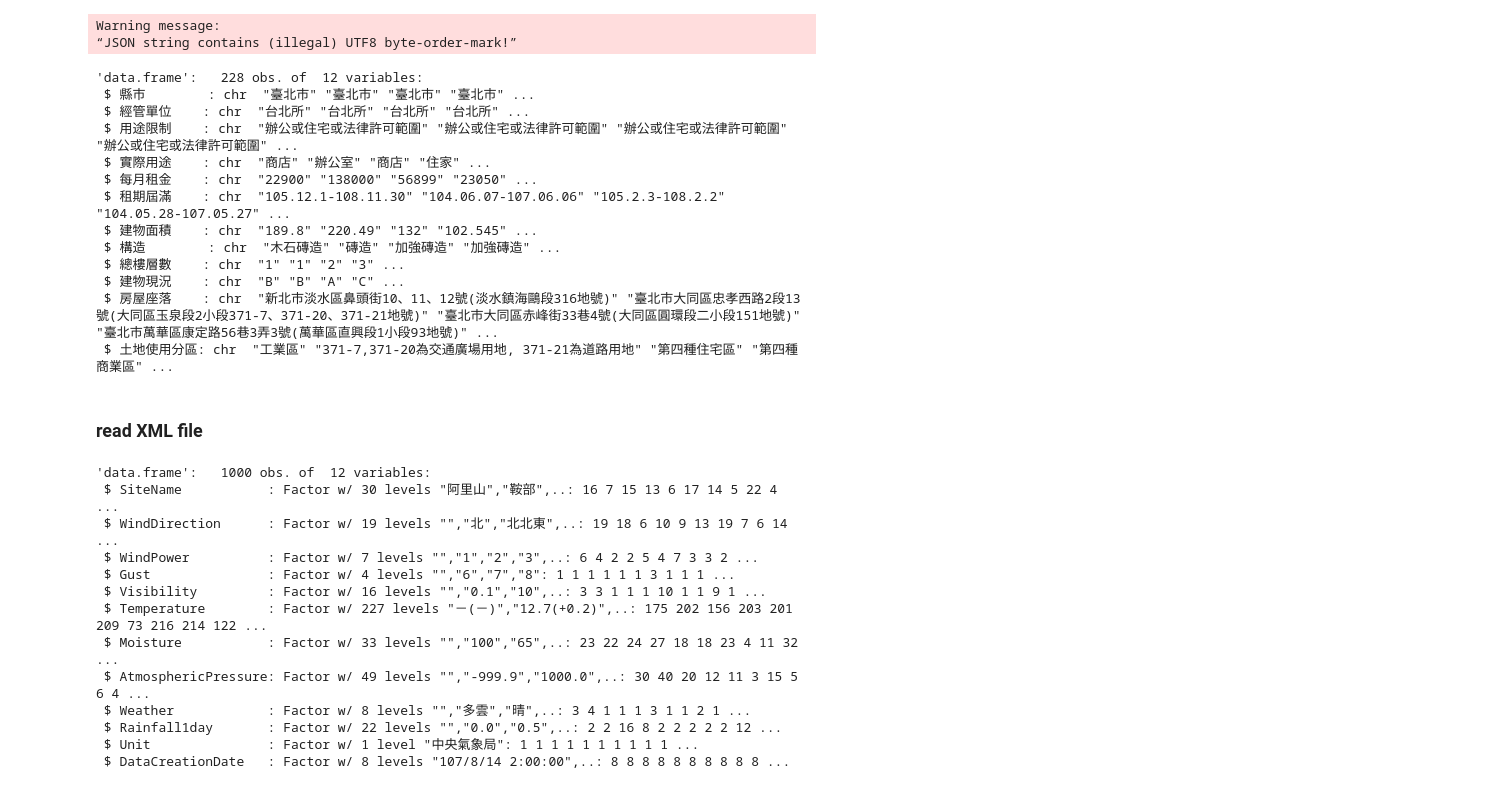
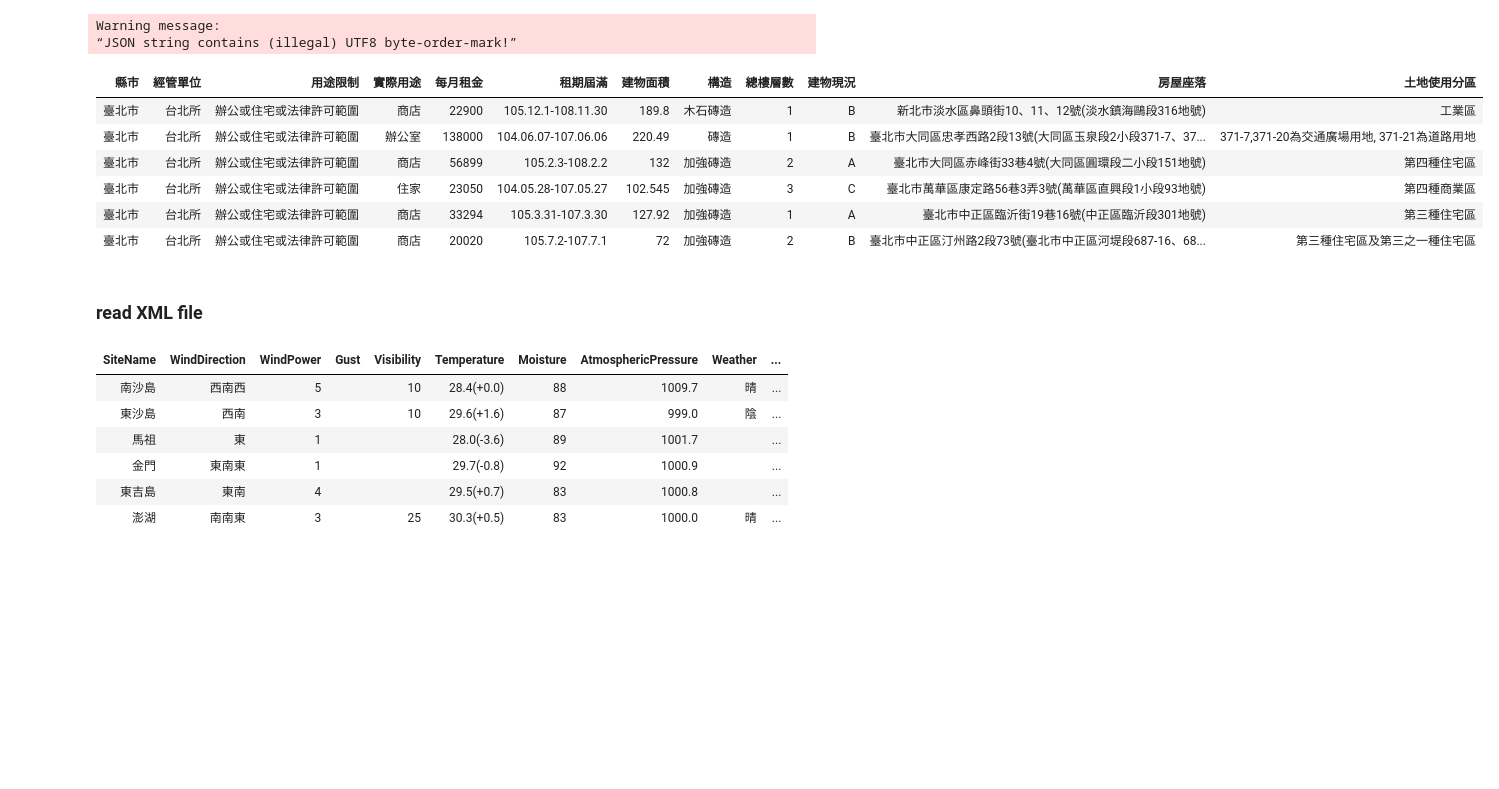
Before and after one commit to YuHsuanLin/riii, a Jupyter notebook: cb102/cb102_20180814.ipynb, the cells around one changed output. Saved outputs shown, nothing was run; the diff lists cells and outputs as text; code cells hidden in the pictures; blank space fills up the shorter version.

Commit message:
read json, xml file

```diff
--- a/cb102/cb102_20180814.ipynb
+++ b/cb102/cb102_20180814.ipynb
@@ -147,21 +147,15 @@ json_demo_file = fromJSON('./rent.json')
 Warning message:
 “JSON string contains (illegal) UTF8 byte-order-mark!”
 # %%
-str(json_demo_file)
+head(json_demo_file)
 # %% [output]
-'data.frame':   228 obs. of  12 variables:
- $ 縣市        : chr  "臺北市" "臺北市" "臺北市" "臺北市" ...
- $ 經管單位    : chr  "台北所" "台北所" "台北所" "台北所" ...
- $ 用途限制    : chr  "辦公或住宅或法律許可範圍" "辦公或住宅或法律許可範圍" "辦公或住宅或法律許可範圍" "辦公或住宅或法律許可範圍" ...
- $ 實際用途    : chr  "商店" "辦公室" "商店" "住家" ...
- $ 每月租金    : chr  "22900" "138000" "56899" "23050" ...
- $ 租期屆滿    : chr  "105.12.1-108.11.30" "104.06.07-107.06.06" "105.2.3-108.2.2" "104.05.28-107.05.27" ...
- $ 建物面積    : chr  "189.8" "220.49" "132" "102.545" ...
- $ 構造        : chr  "木石磚造" "磚造" "加強磚造" "加強磚造" ...
- $ 總樓層數    : chr  "1" "1" "2" "3" ...
- $ 建物現況    : chr  "B" "B" "A" "C" ...
- $ 房屋座落    : chr  "新北市淡水區鼻頭街10、11、12號(淡水鎮海鷗段316地號)" "臺北市大同區忠孝西路2段13號(大同區玉泉段2小段371-7、371-20、371-21地號)" "臺北市大同區赤峰街33巷4號(大同區圓環段二小段151地號)" "臺北市萬華區康定路56巷3弄3號(萬華區直興段1小段93地號)" ...
- $ 土地使用分區: chr  "工業區" "371-7,371-20為交通廣場用地, 371-21為道路用地" "第四種住宅區" "第四種商業區" ...
+| 縣市 | 經管單位 | 用途限制 | 實際用途 | 每月租金 | 租期屆滿 | 建物面積 | 構造 | 總樓層數 | 建物現況 | 房屋座落 | 土地使用分區 |
+| 臺北市 | 台北所 | 辦公或住宅或法律許可範圍 | 商店 | 22900 | 105.12.1-108.11.30 | 189.8 | 木石磚造 | 1 | B | 新北市淡水區鼻頭街10、11、12號(淡水鎮海鷗段316地號) | 工業區 |
+| 臺北市 | 台北所 | 辦公或住宅或法律許可範圍 | 辦公室 | 138000 | 104.06.07-107.06.06 | 220.49 | 磚造 | 1 | B | 臺北市大同區忠孝西路2段13號(大同區玉泉段2小段371-7、37... | 371-7,371-20為交通廣場用地, 371-21為道路用地 |
+| 臺北市 | 台北所 | 辦公或住宅或法律許可範圍 | 商店 | 56899 | 105.2.3-108.2.2 | 132 | 加強磚造 | 2 | A | 臺北市大同區赤峰街33巷4號(大同區圓環段二小段151地號) | 第四種住宅區 |
+| 臺北市 | 台北所 | 辦公或住宅或法律許可範圍 | 住家 | 23050 | 104.05.28-107.05.27 | 102.545 | 加強磚造 | 3 | C | 臺北市萬華區康定路56巷3弄3號(萬華區直興段1小段93地號) | 第四種商業區 |
+| 臺北市 | 台北所 | 辦公或住宅或法律許可範圍 | 商店 | 33294 | 105.3.31-107.3.30 | 127.92 | 加強磚造 | 1 | A | 臺北市中正區臨沂街19巷16號(中正區臨沂段301地號) | 第三種住宅區 |
+| 臺北市 | 台北所 | 辦公或住宅或法律許可範圍 | 商店 | 20020 | 105.7.2-107.7.1 | 72 | 加強磚造 | 2 | B | 臺北市中正區汀州路2段73號(臺北市中正區河堤段687-16、68... | 第三種住宅區及第三之一種住宅區 |
 # %% [markdown]
 ### read XML file
 # %%
@@ -170,18 +164,12 @@ library(XML)
 url = 'http://opendata.epa.gov.tw/ws/Data/ATM00698/?$format=xml'
 tmp = xmlToDataFrame(url)
 # %%
-str(tmp)
+head(tmp)
 # %% [output]
-'data.frame':   1000 obs. of  12 variables:
- $ SiteName           : Factor w/ 30 levels "阿里山","鞍部",..: 16 7 15 13 6 17 14 5 22 4 ...
- $ WindDirection      : Factor w/ 19 levels "","北","北北東",..: 19 18 6 10 9 13 19 7 6 14 ...
- $ WindPower          : Factor w/ 7 levels "","1","2","3",..: 6 4 2 2 5 4 7 3 3 2 ...
- $ Gust               : Factor w/ 4 levels "","6","7","8": 1 1 1 1 1 1 3 1 1 1 ...
- $ Visibility         : Factor w/ 16 levels "","0.1","10",..: 3 3 1 1 1 10 1 1 9 1 ...
- $ Temperature        : Factor w/ 227 levels "－(－)","12.7(+0.2)",..: 175 202 156 203 201 209 73 216 214 122 ...
- $ Moisture           : Factor w/ 33 levels "","100","65",..: 23 22 24 27 18 18 23 4 11 32 ...
- $ AtmosphericPressure: Factor w/ 49 levels "","-999.9","1000.0",..: 30 40 20 12 11 3 15 5 6 4 ...
- $ Weather            : Factor w/ 8 levels "","多雲","晴",..: 3 4 1 1 1 3 1 1 2 1 ...
- $ Rainfall1day       : Factor w/ 22 levels "","0.0","0.5",..: 2 2 16 8 2 2 2 2 2 12 ...
- $ Unit               : Factor w/ 1 level "中央氣象局": 1 1 1 1 1 1 1 1 1 1 ...
- $ DataCreationDate   : Factor w/ 8 levels "107/8/14 2:00:00",..: 8 8 8 8 8 8 8 8 8 8 ...
+| SiteName | WindDirection | WindPower | Gust | Visibility | Temperature | Moisture | AtmosphericPressure | Weather | ... |
+| 南沙島 | 西南西 | 5 |  | 10 | 28.4(+0.0) | 88 | 1009.7 | 晴 | ... |
+| 東沙島 | 西南 | 3 |  | 10 | 29.6(+1.6) | 87 | 999.0 | 陰 | ... |
+| 馬祖 | 東 | 1 |  |  | 28.0(-3.6) | 89 | 1001.7 |  | ... |
+| 金門 | 東南東 | 1 |  |  | 29.7(-0.8) | 92 | 1000.9 |  | ... |
+| 東吉島 | 東南 | 4 |  |  | 29.5(+0.7) | 83 | 1000.8 |  | ... |
+| 澎湖 | 南南東 | 3 |  | 25 | 30.3(+0.5) | 83 | 1000.0 | 晴 | ... |
```
